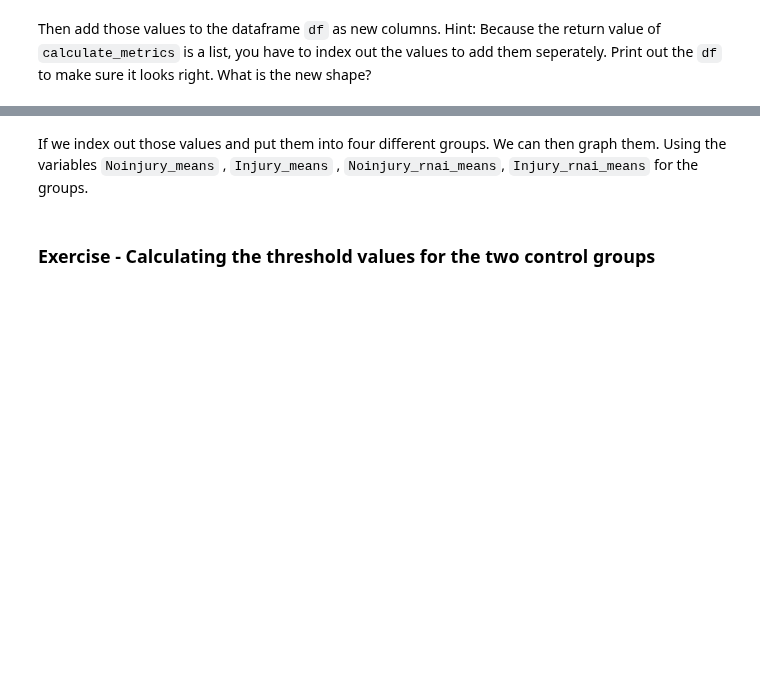
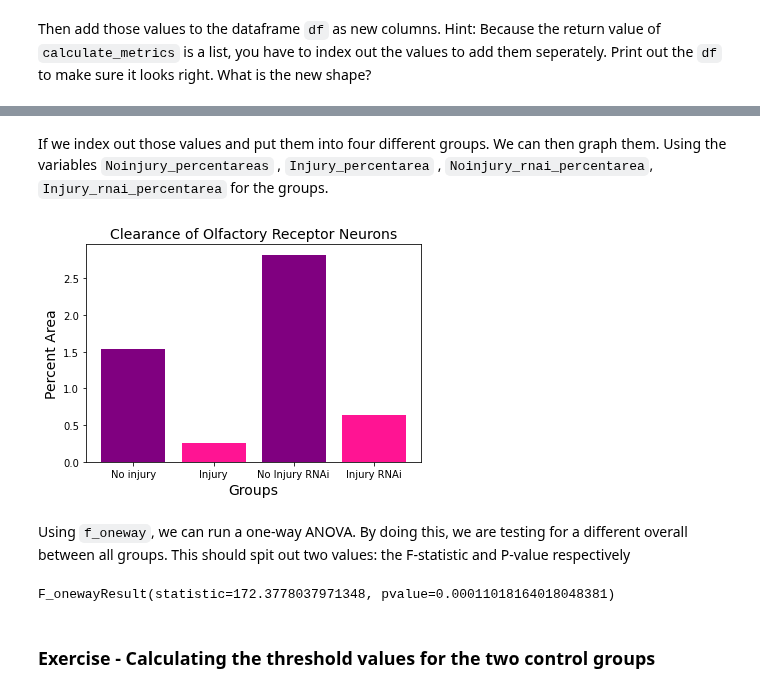
Before and after one commit to svdavid/NEUS642, a Jupyter notebook: notebooks/week8_02-22_image_quantification/week8_Image_Quantification_base.ipynb, the cells around one changed output, grey strips where cells are left out. Saved outputs shown, nothing was run; the diff lists cells and outputs as text; code cells hidden in the pictures; blank space fills up the shorter version.

```diff
--- a/notebooks/week8_02-22_image_quantification/week8_Image_Quantification_base.ipynb
+++ b/notebooks/week8_02-22_image_quantification/week8_Image_Quantification_base.ipynb
@@ -412,5 +416,5 @@ for file in noinjury['Filename']:
 Using the statistics package, you can find the mean value of the list with all the threshold values.
 `Noi_mean` is the one threshold value that will be applied to all of the images.
 # %%
-noi_mean = statistics.mean(mean_threshold)
-print(Noi_mean1)
+noi_mean1 = statistics.mean(mean_threshold)
+print(noi_mean1)
@@ -420,11 +426,22 @@ Now create a for loop to go through all the images applying the mean threshold v
 Then add those values to the dataframe `df` as new columns.
 Hint: Because the return value of `calculate_metrics` is a list, you have to index out the values to add them seperately. Print out the `df` to make sure it looks right. What is the new shape?
 # %%
-for x in df['Filename']:
+mean_values =[]
+percent_area = []
+
+value_df =  pd.DataFrame()
+
+for x in df['FileName']:
     max = get_max_proj(x)
-    values = calculate_metrics(max,19)
-    df['Mean'] = values[0]
-    df['Percent Area'] = values[1]
+    values = calculate_metrics(max, noi_mean1)
+    mean_values.append(values[0])
+    percent_area.append(values[1])
+
+
+value_df['Mean Values'] = mean_values
+value_df['Percent Area'] = percent_area
+df = pd.concat([df, value_df], axis=1)
+
 
 print(df)
 # %% [output]
@@ -446,21 +467,37 @@ NameError: name 'Noinjury_means' is not defined
 # %% [markdown]
 If we index out those values and put them into four different groups. We can then graph them.
-Using the variables `Noinjury_means` ,  `Injury_means` , `Noinjury_rnai_means`, `Injury_rnai_means` for the groups.
+Using the variables `Noinjury_percentareas` ,  `Injury_percentarea` , `Noinjury_rnai_percentarea`, `Injury_rnai_percentarea` for the groups.
 # %%
-noinjury_means = []
-injury_means= []
-noinjury_rnai_means= []
-injury_rnai_means= []
+noinjury_percentarea = df.iloc[3:5,4]
+noinjury_percentarea = statistics.mean(noinjury_percentarea)
+
+injury_percentarea_df = df[(df['RNAi'] == 'Control') & (df['injury'] == 'Injury')]
+injury_percentarea = injury_percentarea_df.iloc[:,4]
+injury_percentarea = statistics.mean(injury_percentarea)
+
+noinjury_rnai_percentarea= df.iloc[6:,4]
+noinjury_rnai_percentarea = statistics.mean(noinjury_rnai_percentarea)
+
+injury_rnai_percentarea= df.iloc[:2, 4]
+injury_rnai_percentarea = statistics.mean(injury_rnai_percentarea)
 # %%
 Groups = ['No injury', 'Injury', 'No Injury RNAi', 'Injury RNAi']
-Groupvalues = Noinjury_means, Injury_means, Noinjury_rnai_means, Injury_rnai_means
+Groupvalues = noinjury_percentarea, injury_percentarea, noinjury_rnai_percentarea, injury_rnai_percentarea
 
 New_Colors = ['purple','deeppink']
 plt.bar(Groups, Groupvalues, color=New_Colors)
-plt.title('Mean Fluorescence of Olfactory Receptor Neurons', fontsize=14)
+plt.title('Clearance of Olfactory Receptor Neurons', fontsize=14)
 plt.xlabel('Groups', fontsize=14)
-plt.ylabel('Mean Fluorescence Values', fontsize=14)
+plt.ylabel('Percent Area', fontsize=14)
 plt.show()
+# %% [output]
+[figure, added]
+# %% [markdown]
+Using `f_oneway`, we can run a one-way ANOVA. By doing this, we are testing for a different overall between all groups. This should spit out two values: the F-statistic and P-value respectively
+# %%
+f_oneway(noinjury_percentarea, injury_percentarea, noinjury_rnai_percentarea, injury_rnai_percentarea)
+# %% [output]
+F_onewayResult(statistic=172.3778037971348, pvalue=0.00011018164018048381)
 # %% [markdown]
 ### Exercise - Calculating the threshold values for the two control groups
 # %% [markdown]
```
Also changed, not shown: parts of 60 cells of this notebook.
